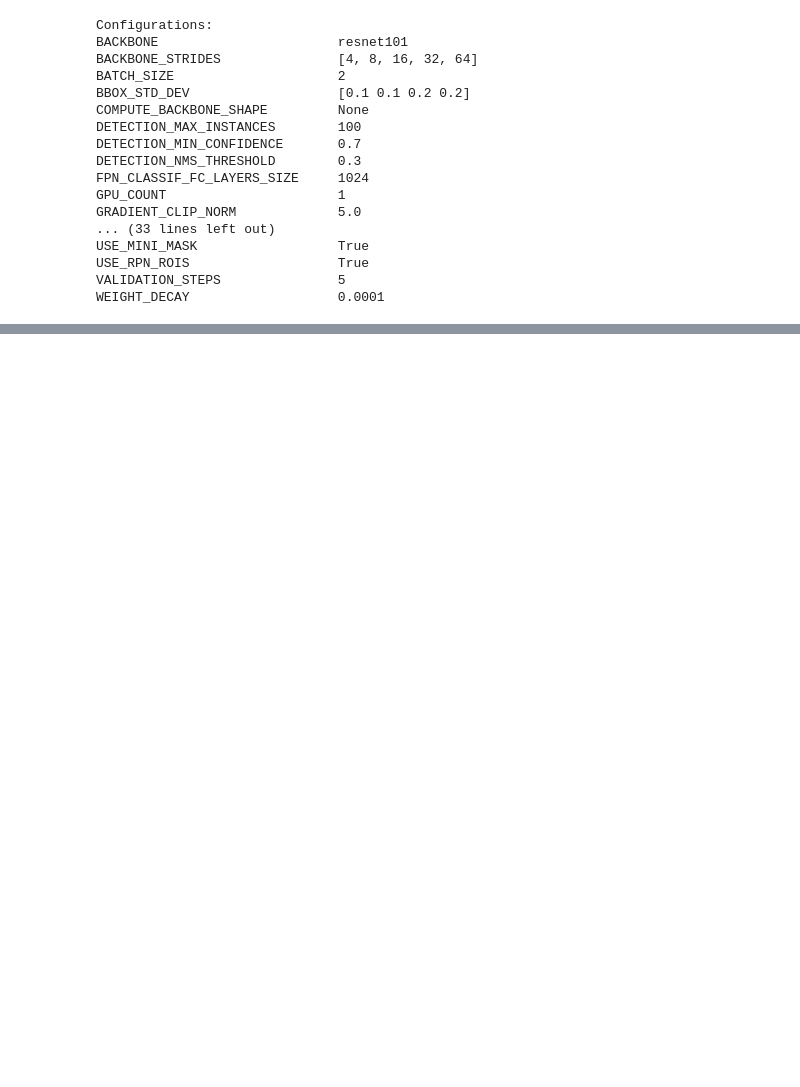
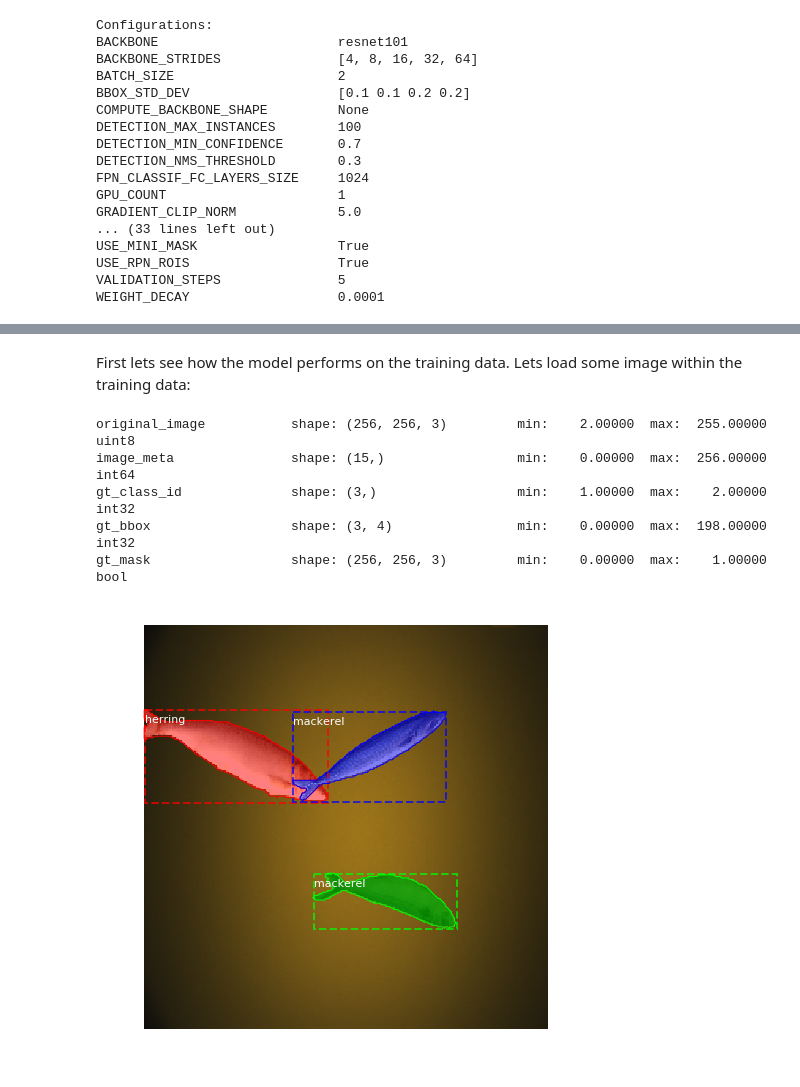
Before and after one commit to ToreAad/image-simulator, a Jupyter notebook: HM_train_fish.ipynb, the cells around one changed output, grey strips where cells are left out. Saved outputs shown, nothing was run; the diff lists cells and outputs as text; code cells hidden in the pictures; blank space fills up the shorter version.

```diff
--- a/HM_train_fish.ipynb
+++ b/HM_train_fish.ipynb
@@ -536,0 +327,12 @@ mAP:  0.4540277818838755
+# %%
+# Code from: https://github.com/matterport/Mask_RCNN/blob/master/samples/shapes/train_shapes.ipynb
+# I only changed the number of epochs trained.
+
+# Fine tune all layers
+# Passing layers="all" trains all layers. You can also
+# pass a regular expression to select which layers to
+# train by name pattern.
+model.train(dataset_train, dataset_val,
+            learning_rate=config.LEARNING_RATE / 10,
+            epochs=30,
+            layers="all")
@@ -536,0 +357,12 @@ mAP:  0.4540277818838755
+# %%
+# Code from: https://github.com/matterport/Mask_RCNN/blob/master/samples/shapes/train_shapes.ipynb
+# I only changed the number of epochs trained.
+
+# Train the head branches
+# Passing layers="heads" freezes all layers except the head
+# layers. You can also pass a regular expression to select
+# which layers to train by name pattern.
+model.train(dataset_train, dataset_val,
+            learning_rate=config.LEARNING_RATE,
+            epochs=35,
+            layers='heads')
@@ -536,0 +430,29 @@ mAP:  0.4540277818838755
+# %% [markdown]
+First lets see how the model performs on the training data. Lets load some image within the training data:
+# %%
+# Code from: https://github.com/matterport/Mask_RCNN/blob/master/samples/shapes/train_shapes.ipynb
+# Very minor modification by me.
+
+# Test on a random image
+image_id = random.choice(dataset_val.image_ids)
+original_image, image_meta, gt_class_id, gt_bbox, gt_mask =\
+    modellib.load_image_gt(dataset_val, inference_config,
+                           image_id, use_mini_mask=False)
+
+log("original_image", original_image)
+log("image_meta", image_meta)
+log("gt_class_id", gt_class_id)
+log("gt_bbox", gt_bbox)
+log("gt_mask", gt_mask)
+
+
+class_names = ["bg", "mackerel","herring"]
+visualize.display_instances(original_image, gt_bbox, gt_mask, gt_class_id,
+                            class_names, figsize=(8, 8))
+# %% [output]
+original_image           shape: (256, 256, 3)         min:    2.00000  max:  255.00000  uint8
+image_meta               shape: (15,)                 min:    0.00000  max:  256.00000  int64
+gt_class_id              shape: (3,)                  min:    1.00000  max:    2.00000  int32
+gt_bbox                  shape: (3, 4)                min:    0.00000  max:  198.00000  int32
+gt_mask                  shape: (256, 256, 3)         min:    0.00000  max:    1.00000  bool
+[figure, added]
```
Also changed, not shown: parts of 64 cells of this notebook.
